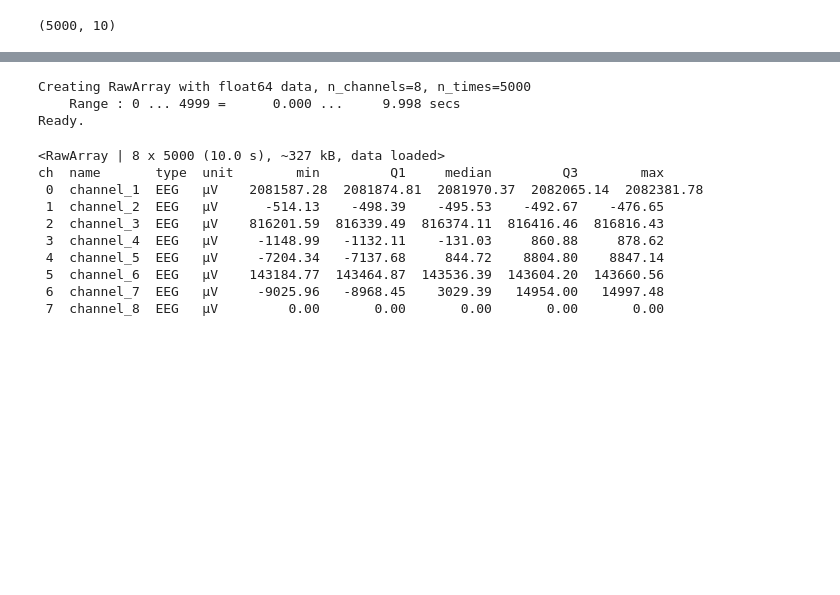
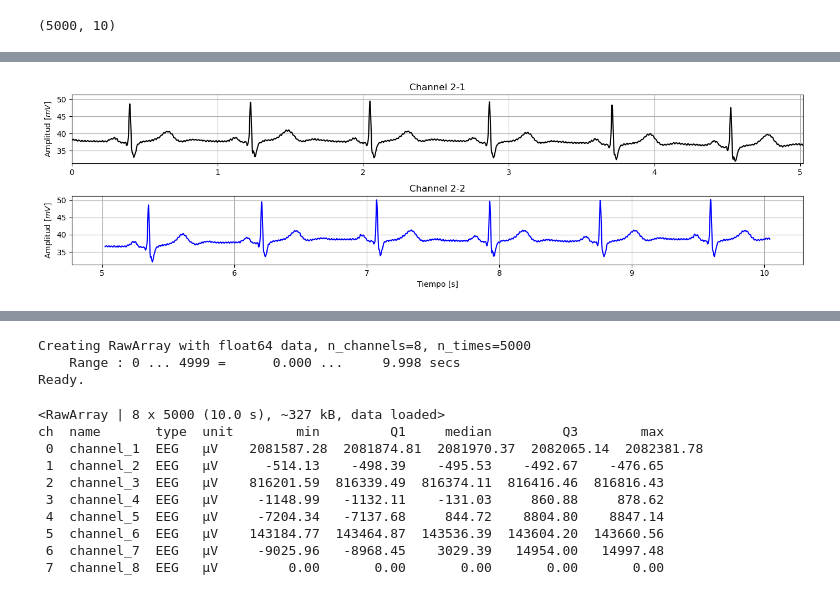
Before and after one commit to EloySerrudo/EEG_Project, a Jupyter notebook: bin/EDA.ipynb, the cells around one changed output, grey strips where cells are left out. Drawn from its saved outputs; the diff is of its cells as text; code cells hidden in the pictures; blank space fills up the shorter version.

```diff
--- a/bin/EDA.ipynb
+++ b/bin/EDA.ipynb
@@ -109,0 +71,21 @@ def bandpass(data: np.ndarray, edges: list[float], sample_rate: float, poles: in
+# %%
+fig, axs = plt.subplots(nrows=2, ncols=1, num=0, figsize=(14, 4), tight_layout=True)
+axs[0].plot(t[:2500], x2[:2500], lw=1.5, color='k')
+axs[0].set_ylabel('Amplitud [$mV$]') # 'Amplitud [$\mu V$]'
+axs[0].set_xlim([t.min(), t[:2500].max()])
+axs[0].set_ylim([x2.min() - abs(x2.min() * 0.02), x2.max() +  abs(x2.max() * 0.02)])
+axs[0].set_title('Channel 2-1')
+axs[0].grid()
+
+# axs[1].plot(t[N - 200*60:N], x[N - 200*60:N]) #, lw=1.5, color='k')
+axs[1].plot(t[2500:], x2[2500:], lw=1.5, color='b')
+axs[1].set_xlabel('Tiempo [s]')
+axs[1].set_ylabel('Amplitud [$mV$]')
+# axs[1].set_xlim([t.max() + dt - 60, t.max() + dt])
+axs[1].set_ylim([x2.min() - abs(x2.min() * 0.02), x2.max() +  abs(x2.max() * 0.02)])
+axs[1].set_title('Channel 2-2')
+axs[1].grid()
+
+# plt.show()
+# %% [output]
+[figure, added]
```
Also changed, not shown: parts of 13 cells of this notebook, 1 other file.
